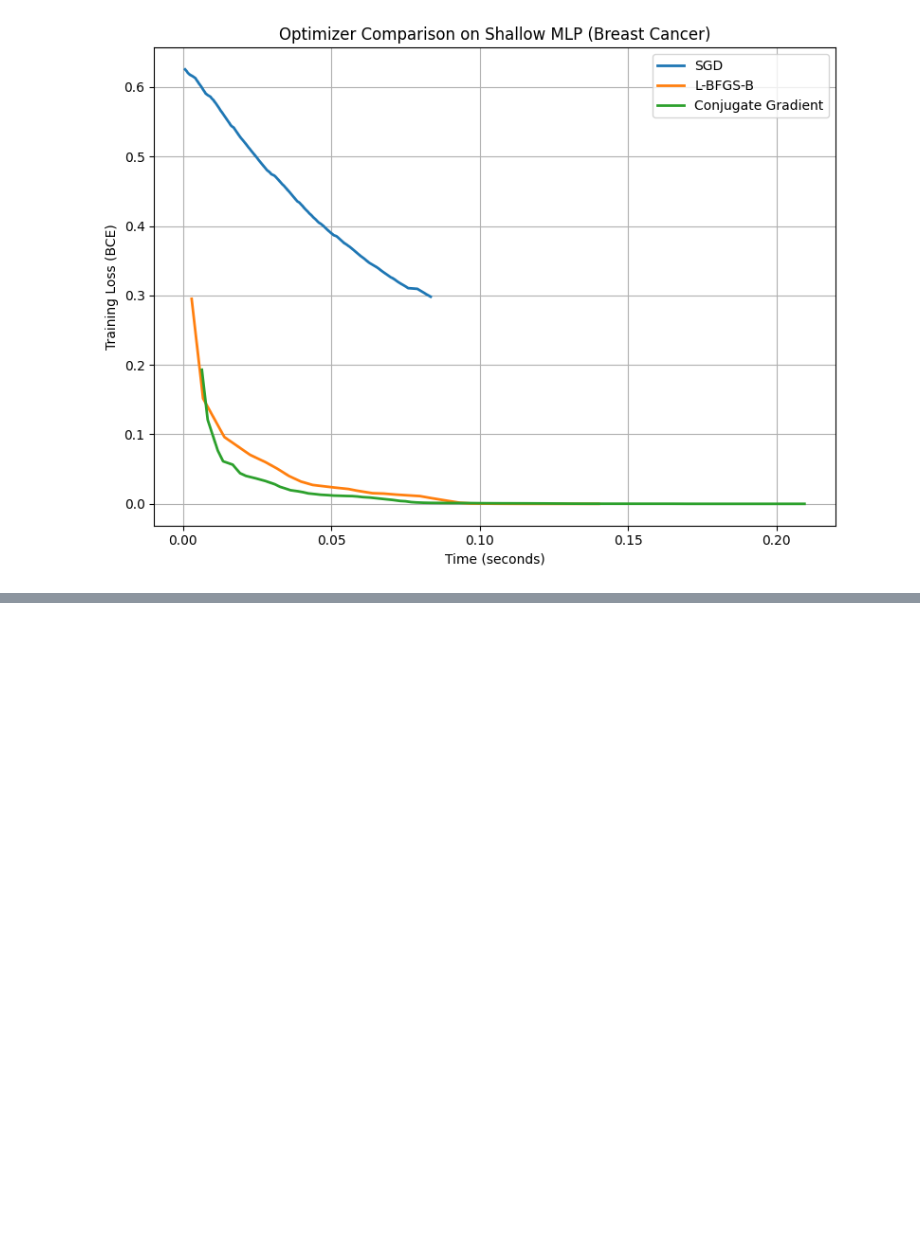
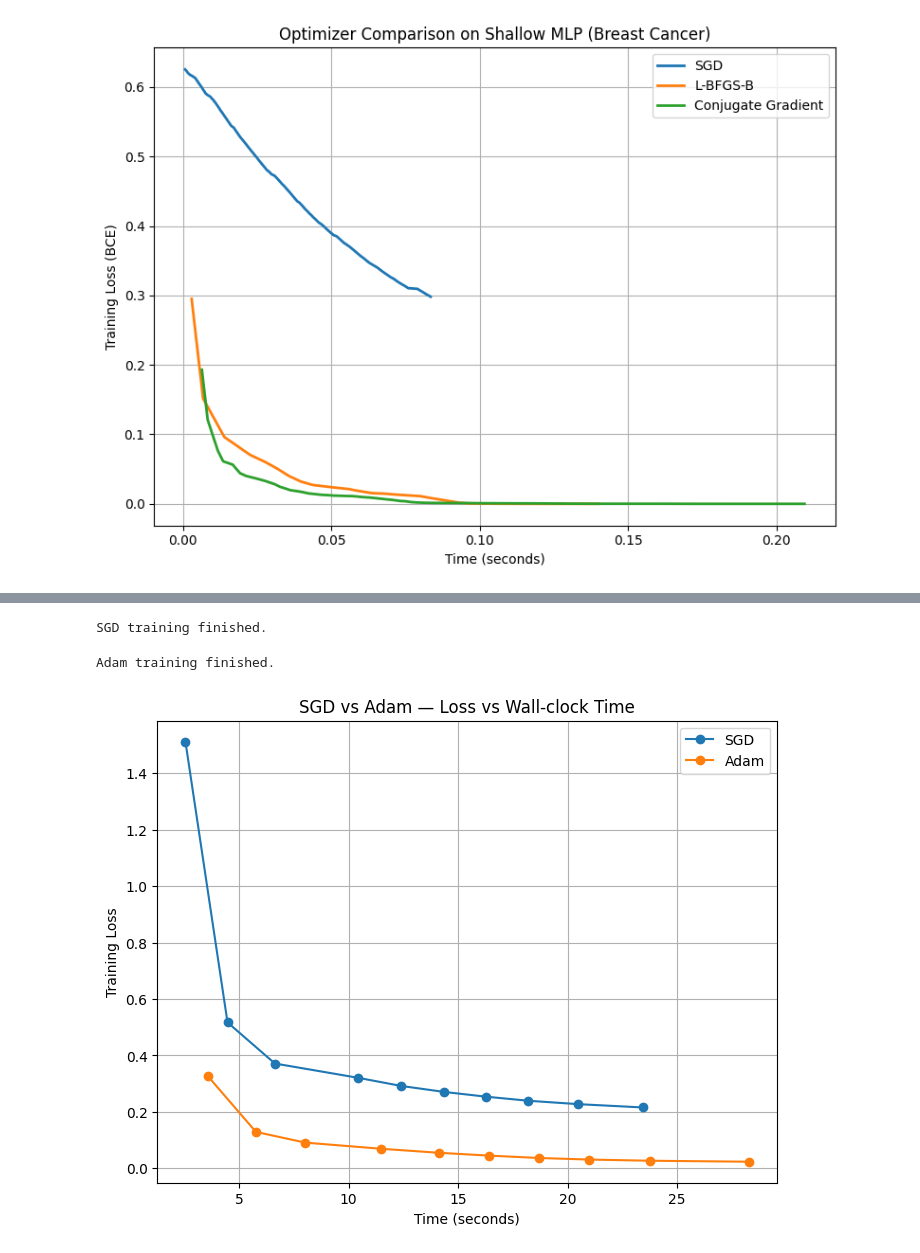
Before and after one commit to parmidamardi/CDM-TA-4, a Jupyter notebook: CDM_TA_4.ipynb, the cells around one changed output, grey strips where cells are left out. Drawn from its saved outputs; the diff is of its cells as text; code cells hidden in the pictures; blank space fills up the shorter version.

```diff
--- a/CDM_TA_4.ipynb
+++ b/CDM_TA_4.ipynb
@@ -326,0 +388,15 @@ plt.show()
+# %%
+initial_weights = deep_model.get_weights()
+# %%
+class TimeHistory(tf.keras.callbacks.Callback):
+    def on_train_begin(self, logs=None):
+        self.epoch_times = []
+        self._epoch_start_time = None
+        self._t0 = time.time()
+
+    def on_epoch_begin(self, epoch, logs=None):
+        self._epoch_start_time = time.time()
+
+    def on_epoch_end(self, epoch, logs=None):
+        t_epoch = time.time() - self._epoch_start_time
+        self.epoch_times.append(t_epoch)
@@ -326,0 +429,35 @@ plt.show()
+# %%
+EPOCHS = 10
+BATCH_SIZE = 128
+
+sgd_optimizer = optimizers.SGD(learning_rate=0.01)
+model_sgd, loss_sgd, time_sgd = train_with_optimizer(
+    sgd_optimizer,
+    epochs=EPOCHS,
+    batch_size=BATCH_SIZE
+)
+print("SGD training finished.")
+# %% [output]
+SGD training finished.
+# %%
+adam_optimizer = optimizers.Adam(learning_rate=0.001)
+model_adam, loss_adam, time_adam = train_with_optimizer(
+    adam_optimizer,
+    epochs=EPOCHS,
+    batch_size=BATCH_SIZE
+)
+print("Adam training finished.")
+# %% [output]
+Adam training finished.
+# %%
+plt.figure(figsize=(8, 6))
+plt.plot(time_sgd, loss_sgd, marker='o', label='SGD')
+plt.plot(time_adam, loss_adam, marker='o', label='Adam')
+plt.xlabel("Time (seconds)")
+plt.ylabel("Training Loss")
+plt.title("SGD vs Adam — Loss vs Wall-clock Time")
+plt.legend()
+plt.grid(True)
+plt.show()
+# %% [output]
+[figure, added]
```
Also changed, not shown: parts of 6 cells of this notebook.
